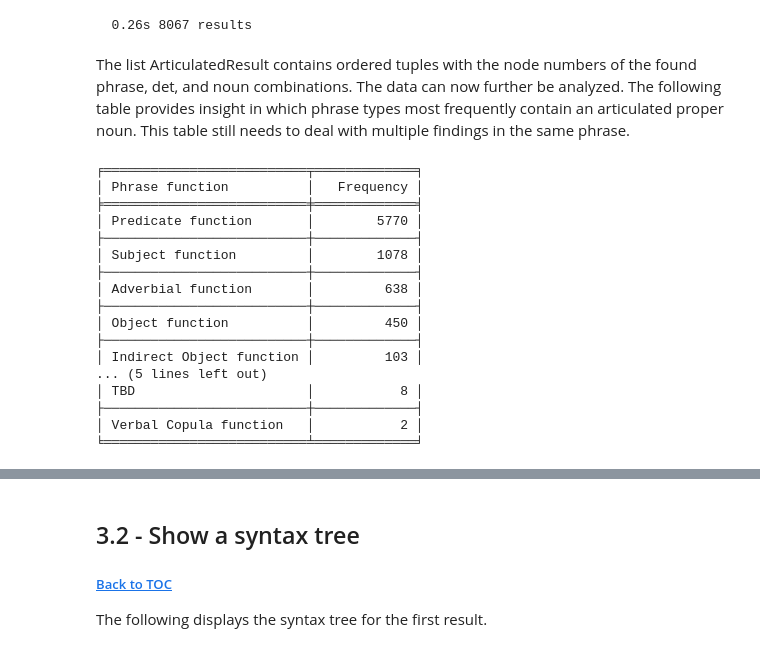
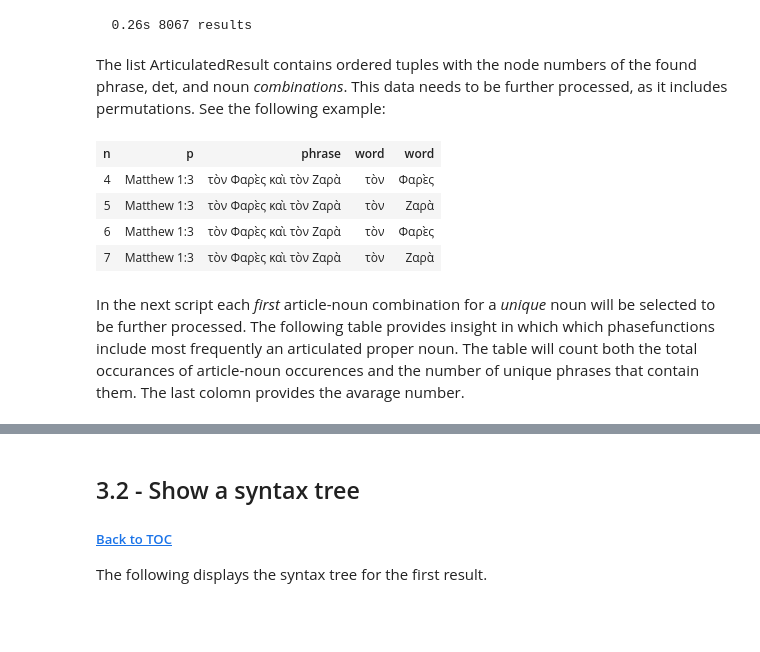
Before and after one commit to tonyjurg/Nestle1904GBI, a Jupyter notebook: docs/usecases/articulated_proper_nouns.ipynb, the cells around one changed output, grey strips where cells are left out. Cells and saved outputs as stored; diff of their text form; code cells hidden in the pictures; blank space fills up the shorter version.

```diff
--- a/docs/usecases/articulated_proper_nouns.ipynb
+++ b/docs/usecases/articulated_proper_nouns.ipynb
@@ -142,54 +142,14 @@ ArticulatedResult = N1904.search(ArticulatedQuery)
 # %% [output]
   0.26s 8067 results
 # %% [markdown]
-The list ArticulatedResult contains ordered tuples with the node numbers of the found phrase, det, and noun combinations. The data can now further be analyzed. The following table provides insight in which phrase types most frequently contain an articulated proper noun. This table still needs to deal with multiple findings in the same phrase.
+The list ArticulatedResult contains ordered tuples with the node numbers of the found phrase, det, and noun *combinations*. This data needs to be further processed, as it includes permutations. See the following example:
-# %%
-# Library to format table
-from tabulate import tabulate
-
-ResultDict = {} # dictionary to store the found results
-
-# the following can be set/unset to filter out duplicate occurances within the same phrase
-FilterOutDuplicates = True
-NodeList = list() # list to store node number of each phrase found (to filter out duplicates)
-
-for (phrase,det,noun) in ArticulatedResult:  # phrase contains the node number
-    PhraseFunction=F.phrasefunctionlong.v(phrase)
-    # Check if this node already exists in NodeList
-    if phrase in NodeList:
-        print ("it is found")
-    else:
-
-    # Check if this PhraseFunction already exists in ResultDict
-    if PhraseFunction in ResultDict:
-         # If it exists, add the count to the existing value
-         ResultDict[PhraseFunction]+=1
-    else:
-         # If it doesn't exist, initialize the count as the value
-         ResultDict[PhraseFunction]=1
-
-# Convert the dictionary into a list of key-value pairs and sort it according to frequency
-UnsortedTableData = [[key, value] for key, value in ResultDict.items()]
-TableData= sorted(UnsortedTableData, key=lambda row: row[1], reverse=True)
-
-# Produce the table
-headers = ["Phrase function","Frequency"]
-print(tabulate(TableData, headers=headers, tablefmt='fancy_grid'))
-# %% [output]
-╒══════════════════════════╤═════════════╕
-│ Phrase function          │   Frequency │
-╞══════════════════════════╪═════════════╡
-│ Predicate function       │        5770 │
-├──────────────────────────┼─────────────┤
-│ Subject function         │        1078 │
-├──────────────────────────┼─────────────┤
-│ Adverbial function       │         638 │
-├──────────────────────────┼─────────────┤
-│ Object function          │         450 │
-├──────────────────────────┼─────────────┤
-│ Indirect Object function │         103 │
-... (5 lines left out)
-│ TBD                      │           8 │
-├──────────────────────────┼─────────────┤
-│ Verbal Copula function   │           2 │
-╘══════════════════════════╧═════════════╛
+# %%
+N1904.table(ArticulatedResult, start=4, end=7)
+# %% [output]
+| n | p | phrase | word | word |
+| 4 | Matthew 1:3 | τὸν Φαρὲς καὶ τὸν Ζαρὰ | τὸν | Φαρὲς |
+| 5 | Matthew 1:3 | τὸν Φαρὲς καὶ τὸν Ζαρὰ | τὸν | Ζαρὰ |
+| 6 | Matthew 1:3 | τὸν Φαρὲς καὶ τὸν Ζαρὰ | τὸν | Φαρὲς |
+| 7 | Matthew 1:3 | τὸν Φαρὲς καὶ τὸν Ζαρὰ | τὸν | Ζαρὰ |
+# %% [markdown]
+In the next script each *first* article-noun combination for a *unique* noun will be selected to be further processed. The following table provides insight in which which phasefunctions include most frequently an articulated proper noun. The table will count both the total occurances of article-noun occurences and the number of unique phrases that contain them. The last colomn provides the avarage number.
```
Also changed, not shown: parts of 4 cells of this notebook.
